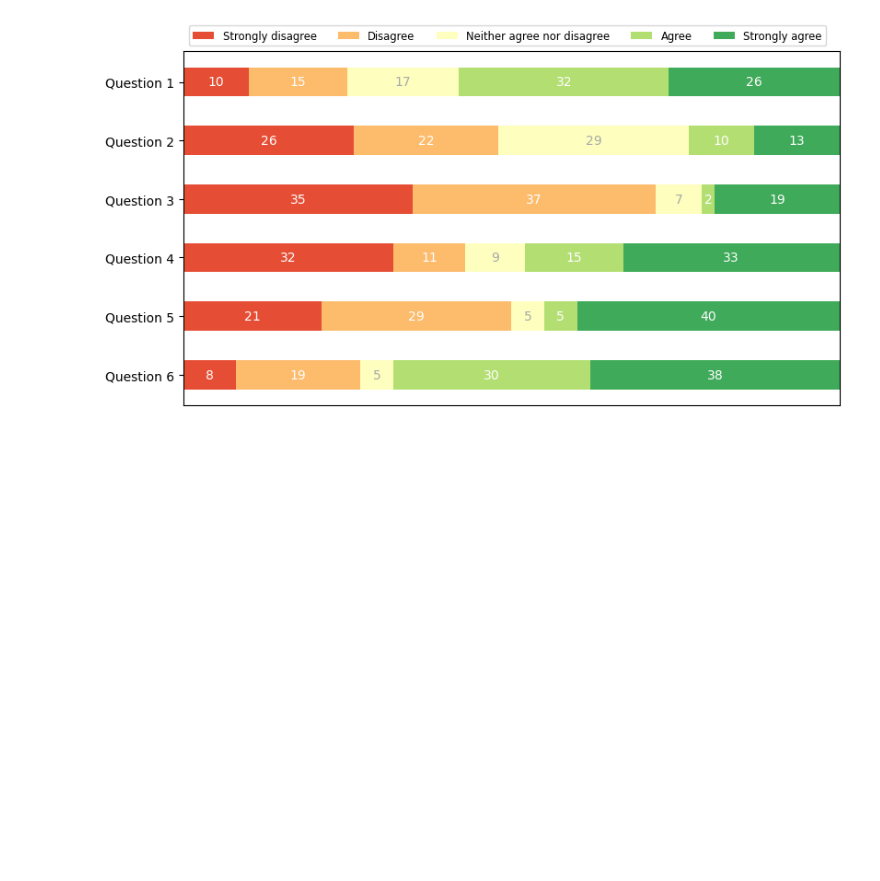
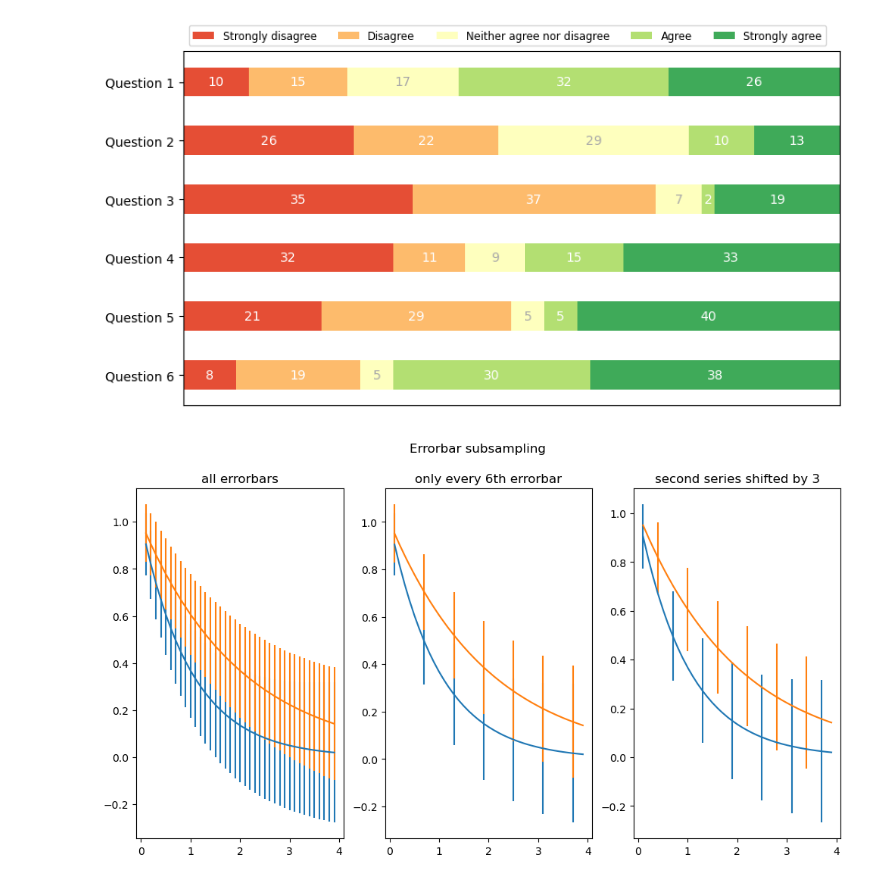
Before and after one commit to Nikit-V-Mitic/Python-Testing, a Jupyter notebook: MatPlotLibSheet.ipynb, the cells around one changed output. Saved outputs shown, nothing was run; the diff lists cells and outputs as text; code cells hidden in the pictures; blank space fills up the shorter version.

Commit message:
Error bar subsampling on line graphs via Matplotlib

```diff
--- a/MatPlotLibSheet.ipynb
+++ b/MatPlotLibSheet.ipynb
@@ -153,3 +153,36 @@ survey(results, category_names)
 plt.show()
 # %% [output]
 [figure]
+# %%
+import numpy as np
+import matplotlib.pyplot as plt
+
+# example data
+x = np.arange(0.1, 4, 0.1)
+y1 = np.exp(-1.0 * x)
+y2 = np.exp(-0.5 * x)
+
+# example variable error bar values
+y1err = 0.1 + 0.1 * np.sqrt(x)
+y2err = 0.1 + 0.1 * np.sqrt(x/2)
+
+
+fig, (ax0, ax1, ax2) = plt.subplots(nrows=1, ncols=3, sharex=True,
+                                    figsize=(12, 6))
+
+ax0.set_title('all errorbars')
+ax0.errorbar(x, y1, yerr=y1err)
+ax0.errorbar(x, y2, yerr=y2err)
+
+ax1.set_title('only every 6th errorbar')
+ax1.errorbar(x, y1, yerr=y1err, errorevery=6)
+ax1.errorbar(x, y2, yerr=y2err, errorevery=6)
+
+ax2.set_title('second series shifted by 3')
+ax2.errorbar(x, y1, yerr=y1err, errorevery=(0, 6))
+ax2.errorbar(x, y2, yerr=y2err, errorevery=(3, 6))
+
+fig.suptitle('Errorbar subsampling')
+plt.show()
+# %% [output]
+[figure, added]
```
